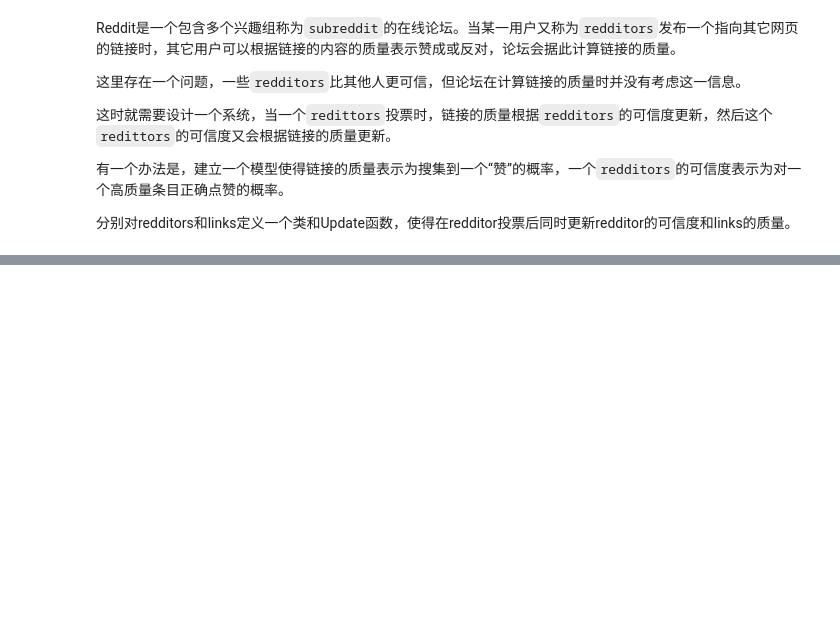
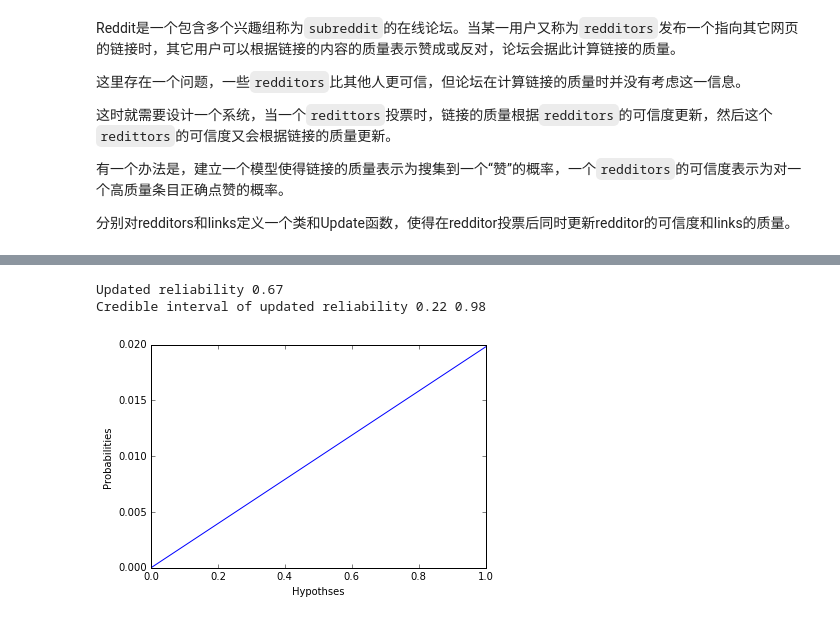
Before and after one commit to Tong-Chen/bayes_learn, a Jupyter notebook: Bayes_learn_code_3.ipynb, the cells around one changed output, grey strips where cells are left out. Cells and saved outputs as stored; diff of their text form; code cells hidden in the pictures; blank space fills up the shorter version.

```diff
--- a/Bayes_learn_code_3.ipynb
+++ b/Bayes_learn_code_3.ipynb
@@ -815,0 +903,8 @@ Reddit是一个包含多个兴趣组称为`subreddit`的在线论坛。当某一
+# %%
+redditor.probPlot()
+print "Updated reliability",redditor.Mean()
+print "Credible interval of updated reliability", redditor.Percentile(5),redditor.Percentile(95)
+# %% [output]
+Updated reliability 0.67
+Credible interval of updated reliability 0.22 0.98
+[figure, added]
```
Also changed, not shown: parts of 14 cells of this notebook.
